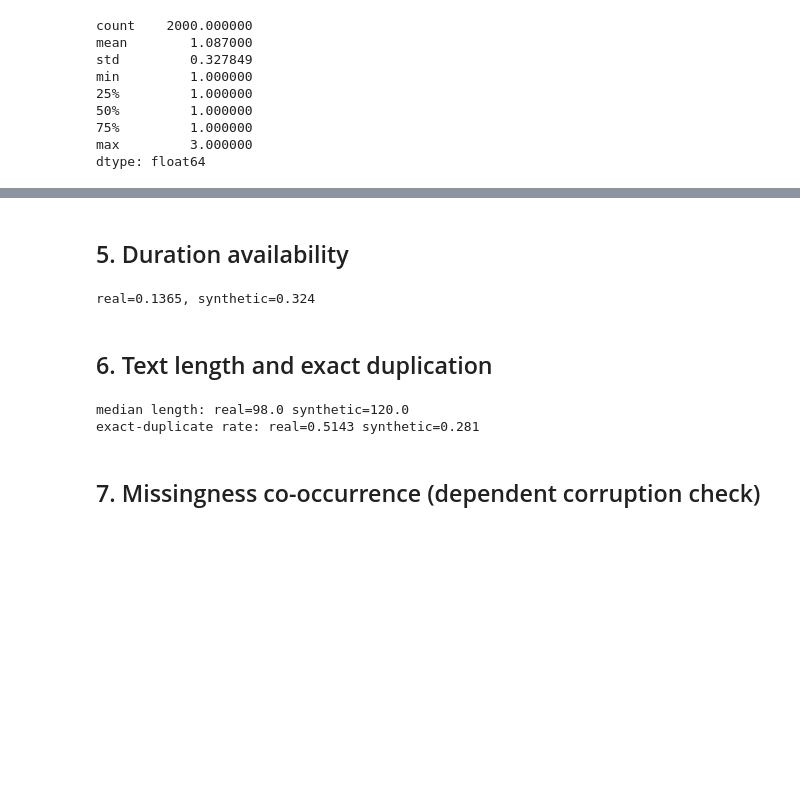
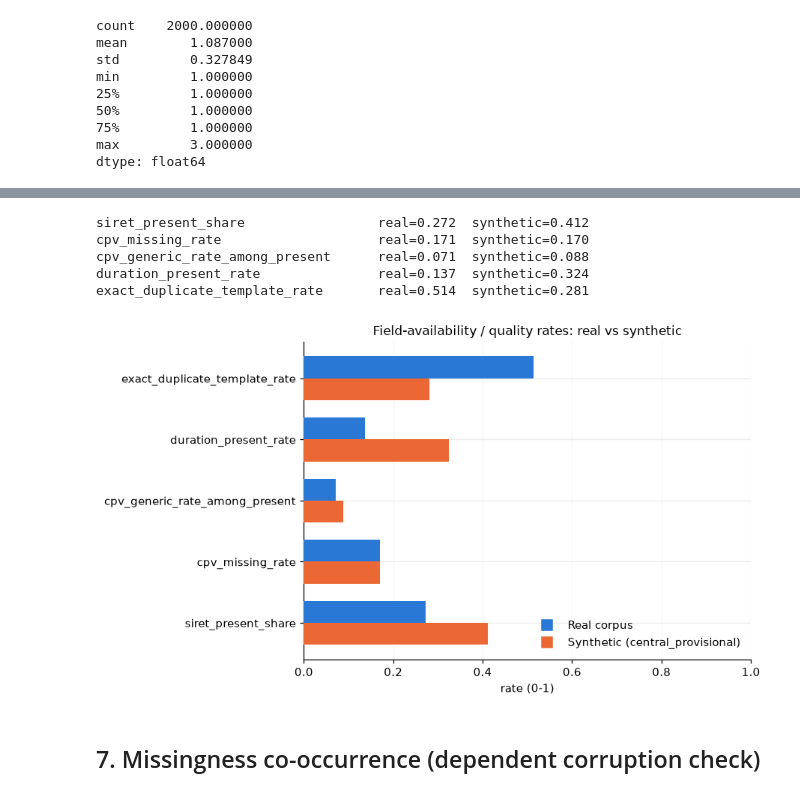
Before and after one commit to ROUSenghak/survival-analysis, a Jupyter notebook: notebooks/06_synthetic_fidelity_validation.ipynb, the cells around one changed output, grey strips where cells are left out. Cells and saved outputs as stored; diff of their text form; code cells hidden in the pictures; blank space fills up the shorter version.

```diff
--- a/notebooks/06_synthetic_fidelity_validation.ipynb
+++ b/notebooks/06_synthetic_fidelity_validation.ipynb
@@ -143,27 +211,58 @@ real cpv_generic=0.0714, synthetic~=0.088 (marginal, not among-present)
-# %% [markdown]
-## 5. Duration availability
-# %%
-real_duration_present = 0.1365
-syn_duration_present = observed["declared_duration_months"].notna().mean()
-add_fidelity("duration_present_rate", real_duration_present, round(syn_duration_present, 3))
-print(f"real={real_duration_present}, synthetic={syn_duration_present:.3f}")
-# %% [output]
-real=0.1365, synthetic=0.324
-# %% [markdown]
-## 6. Text length and exact duplication
-# %%
-real_median_len = 98.0
-syn_median_len = observed["objet_clean"].dropna().map(len).median()
-add_fidelity("median_text_length_chars", real_median_len, syn_median_len)
-
-real_dup_rate = 0.5143
-syn_dup_rate = 1 - (observed["objet_clean"].dropna().nunique() / observed["objet_clean"].notna().sum())
-add_fidelity("exact_duplicate_template_rate", real_dup_rate, round(syn_dup_rate, 3))
-print(f"median length: real={real_median_len} synthetic={syn_median_len}")
-print(f"exact-duplicate rate: real={real_dup_rate} synthetic={syn_dup_rate:.3f}")
-# %% [output]
-median length: real=98.0 synthetic=120.0
-exact-duplicate rate: real=0.5143 synthetic=0.281
+# %%
+real_siret_share = 0.272  # parameter_inventory.csv#siret_vs_name_fallback_share
+syn_siret_share = observed["buyer_siret_raw"].notna().mean()
+add_fidelity("siret_present_share", real_siret_share, round(syn_siret_share, 3))
+
+real_cpv_missing = 0.1706
+syn_cpv_missing = observed["cpv_clean"].isna().mean()
+add_fidelity("cpv_missing_rate", real_cpv_missing, round(syn_cpv_missing, 3))
+
+real_cpv_generic = 0.0714
+syn_cpv_generic = (observed["cpv_clean"].fillna("").str[2:] == "000000").mean()
+add_fidelity("cpv_generic_rate_among_present", real_cpv_generic, round(syn_cpv_generic, 3),
+             "real value is conditional on CPV present; synthetic value here is marginal (not yet conditioned) - see freeze gate note")
+
+real_duration_present = 0.1365
+syn_duration_present = observed["declared_duration_months"].notna().mean()
+add_fidelity("duration_present_rate", real_duration_present, round(syn_duration_present, 3))
+
+real_median_len = 98.0
+syn_median_len = float(observed["objet_clean"].dropna().map(len).median())
+add_fidelity("median_text_length_chars", real_median_len, syn_median_len)
+
+real_dup_rate = 0.5143
+syn_dup_rate = 1 - (observed["objet_clean"].dropna().nunique() / observed["objet_clean"].notna().sum())
+add_fidelity("exact_duplicate_template_rate", real_dup_rate, round(syn_dup_rate, 3))
+
+rate_dims = ["siret_present_share", "cpv_missing_rate", "cpv_generic_rate_among_present",
+             "duration_present_rate", "exact_duplicate_template_rate"]
+rate_real = [real_siret_share, real_cpv_missing, real_cpv_generic, real_duration_present, real_dup_rate]
+rate_syn = [syn_siret_share, syn_cpv_missing, syn_cpv_generic, syn_duration_present, syn_dup_rate]
+for dim, r, s in zip(rate_dims, rate_real, rate_syn):
+    print(f"{dim:35s} real={r:.3f}  synthetic={s:.3f}")
+# %% [output]
+siret_present_share                 real=0.272  synthetic=0.412
+cpv_missing_rate                    real=0.171  synthetic=0.170
+cpv_generic_rate_among_present      real=0.071  synthetic=0.088
+duration_present_rate               real=0.137  synthetic=0.324
+exact_duplicate_template_rate       real=0.514  synthetic=0.281
+# %%
+fig, ax = plt.subplots(figsize=(7, 5))
+y = np.arange(len(rate_dims))
+height = 0.36
+ax.barh(y + height / 2, rate_real, height, color=COLOR_REAL, zorder=3)
+ax.barh(y - height / 2, rate_syn, height, color=COLOR_SYNTHETIC, zorder=3)
+ax.set_yticks(y); ax.set_yticklabels(rate_dims)
+ax.set_xlabel("rate (0-1)")
+ax.set_title("Field-availability / quality rates: real vs synthetic")
+ax.set_xlim(0, 1)
+style_axes(ax, horizontal_grid=False)
+ax.grid(axis="x", color=COLOR_GRID, linewidth=0.9, zorder=0)
+real_synth_legend(ax, loc="lower right")
+save(fig, "v0_1_rate_comparison")
+plt.show()
+# %% [output]
+[figure, added]
 # %% [markdown]
 ## 7. Missingness co-occurrence (dependent corruption check)
 # %%
```
Also changed, not shown: parts of 24 cells of this notebook, 20 other files.
